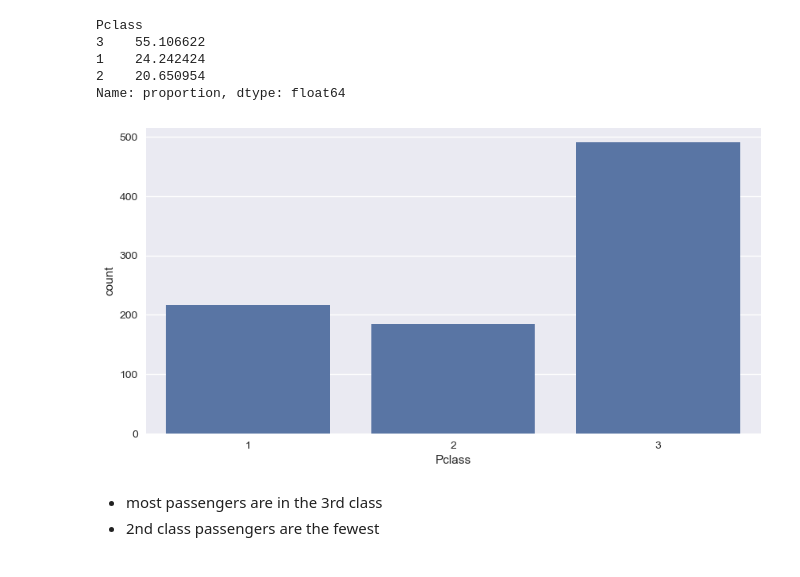
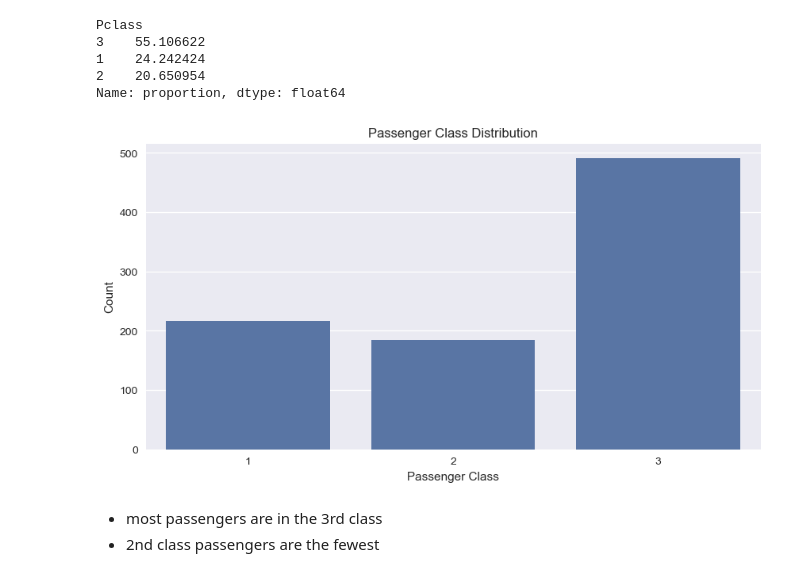
Before and after one commit to dareenhdeya/titanic-EDA, a Jupyter notebook: titanic.ipynb, the cells around one changed output. Cells and saved outputs as stored; diff of their text form; code cells hidden in the pictures.

```diff
--- a/titanic.ipynb
+++ b/titanic.ipynb
@@ -288,10 +297,13 @@ Pclass
 Name: proportion, dtype: float64
 # %%
 plt.figure(figsize=(10,5))
+plt.title("Passenger Class Distribution")
 sns.countplot(data=df, x="Pclass")
+plt.xlabel("Passenger Class")
+plt.ylabel("Count")
 plt.show()
 # %% [output]
-[figure, old version]
+[figure, new version]
 # %% [markdown]
 - most passengers are in the 3rd class
 - 2nd class passengers are the fewest
```
Also changed, not shown: parts of 37 cells of this notebook.
